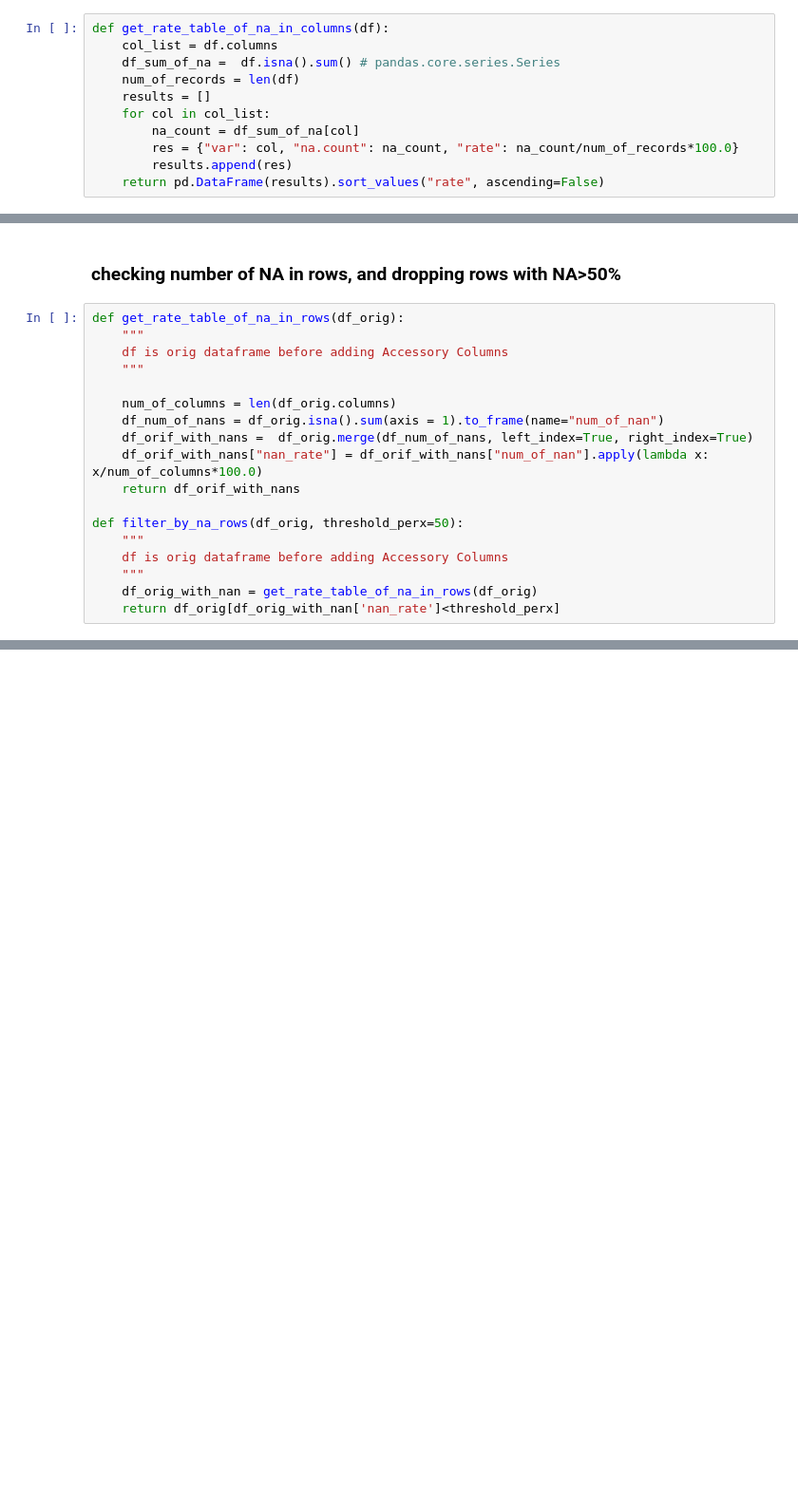
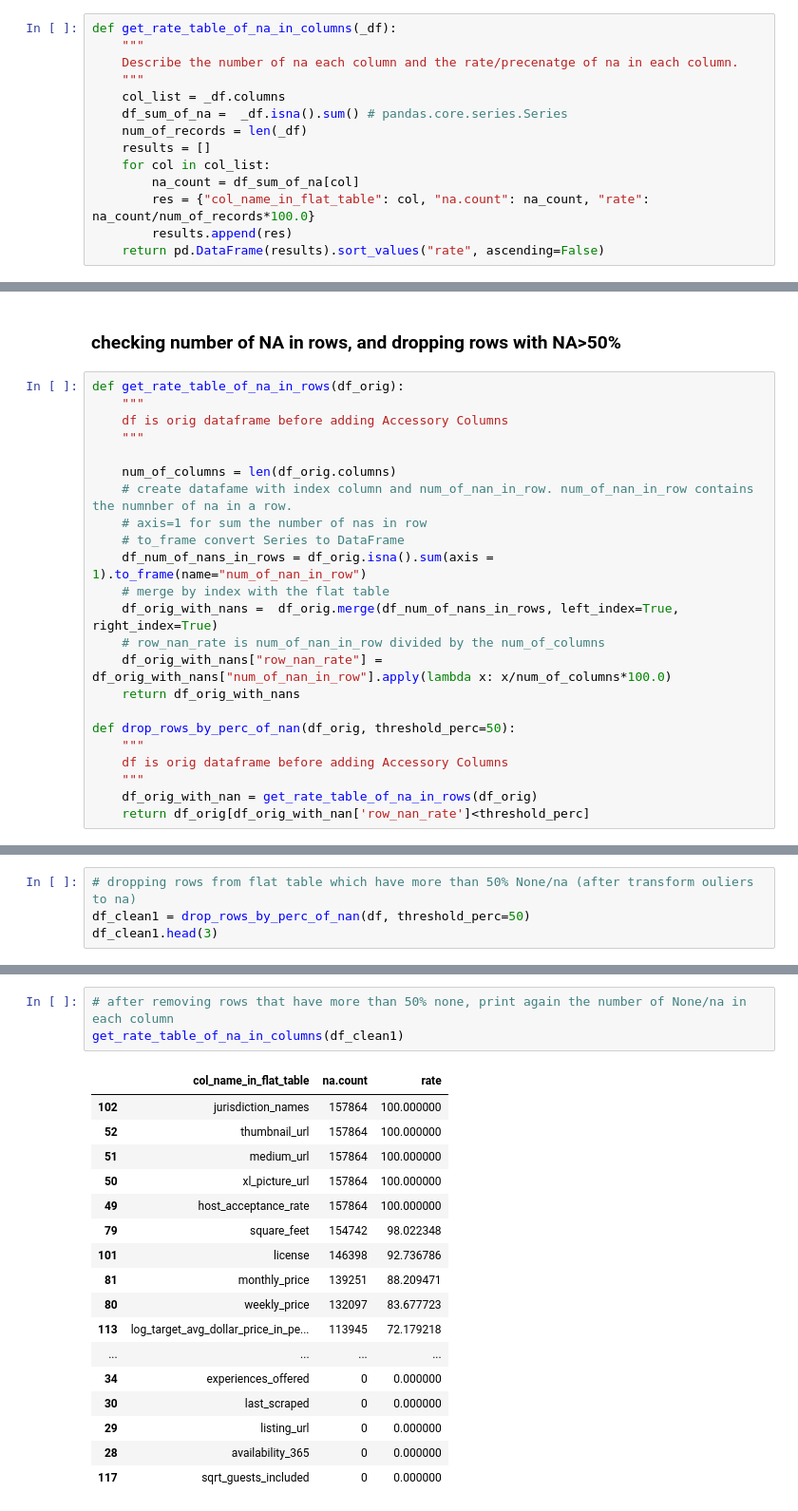
Before and after one commit to NaamaJan/airbnb-berlin-availability, a Jupyter notebook: Berlin_Airbnb_Data_Cleansing.ipynb, the cells around one changed output, grey strips where cells are left out. Shown at 95% size. Drawn from its saved outputs; the diff is of its cells as text; blank space fills up the shorter version.

Commit message:
Berlin_Airbnb_Data_Cleansing.ipynb Missing values
1. checking number of NA in rows, and dropping rows with NA>50%
2. drop_column_by_perc_of_nan

```diff
--- a/Berlin_Airbnb_Data_Cleansing.ipynb
+++ b/Berlin_Airbnb_Data_Cleansing.ipynb
@@ -922,12 +954,15 @@ print(df.isnull().sum())
 # %%
-def get_rate_table_of_na_in_columns(df):
-    col_list = df.columns
-    df_sum_of_na =  df.isna().sum() # pandas.core.series.Series
-    num_of_records = len(df)
+def get_rate_table_of_na_in_columns(_df):
+    """
+    Describe the number of na each column and the rate/precenatge of na in each column.
+    """
+    col_list = _df.columns
+    df_sum_of_na =  _df.isna().sum() # pandas.core.series.Series
+    num_of_records = len(_df)
     results = []
     for col in col_list:
         na_count = df_sum_of_na[col]
-        res = {"var": col, "na.count": na_count, "rate": na_count/num_of_records*100.0}
+        res = {"col_name_in_flat_table": col, "na.count": na_count, "rate": na_count/num_of_records*100.0}
         results.append(res)
     return pd.DataFrame(results).sort_values("rate", ascending=False)
 # %%
@@ -941,14 +994,19 @@ def get_rate_table_of_na_in_rows(df_orig):
     """
 
     num_of_columns = len(df_orig.columns)
-    df_num_of_nans = df_orig.isna().sum(axis = 1).to_frame(name="num_of_nan")
-    df_orif_with_nans =  df_orig.merge(df_num_of_nans, left_index=True, right_index=True)
-    df_orif_with_nans["nan_rate"] = df_orif_with_nans["num_of_nan"].apply(lambda x: x/num_of_columns*100.0)
-    return df_orif_with_nans
+    # create datafame with index column and num_of_nan_in_row. num_of_nan_in_row contains the numnber of na in a row.
+    # axis=1 for sum the number of nas in row
+    # to_frame convert Series to DataFrame
+    df_num_of_nans_in_rows = df_orig.isna().sum(axis = 1).to_frame(name="num_of_nan_in_row")
+    # merge by index with the flat table
+    df_orig_with_nans =  df_orig.merge(df_num_of_nans_in_rows, left_index=True, right_index=True)
+    # row_nan_rate is num_of_nan_in_row divided by the num_of_columns
+    df_orig_with_nans["row_nan_rate"] = df_orig_with_nans["num_of_nan_in_row"].apply(lambda x: x/num_of_columns*100.0)
+    return df_orig_with_nans
 
-def filter_by_na_rows(df_orig, threshold_perx=50):
+def drop_rows_by_perc_of_nan(df_orig, threshold_perc=50):
     """
     df is orig dataframe before adding Accessory Columns
     """
     df_orig_with_nan = get_rate_table_of_na_in_rows(df_orig)
-    return df_orig[df_orig_with_nan['nan_rate']<threshold_perx]
+    return df_orig[df_orig_with_nan['row_nan_rate']<threshold_perc]
@@ -957,0 +1013,4 @@ df_movies_3.head()
+# %%
+# dropping rows from flat table which have more than 50% None/na (after transform ouliers to na)
+df_clean1 = drop_rows_by_perc_of_nan(df, threshold_perc=50)
+df_clean1.head(3)
@@ -957,0 +1022,21 @@ df_movies_3.head()
+# %%
+# after removing rows that have more than 50% none, print again the number of None/na in each column
+get_rate_table_of_na_in_columns(df_clean1)
+# %% [output]
+|  | col_name_in_flat_table | na.count | rate |
+| 102 | jurisdiction_names | 157864 | 100.000000 |
+| 52 | thumbnail_url | 157864 | 100.000000 |
+| 51 | medium_url | 157864 | 100.000000 |
+| 50 | xl_picture_url | 157864 | 100.000000 |
+| 49 | host_acceptance_rate | 157864 | 100.000000 |
+| 79 | square_feet | 154742 | 98.022348 |
+| 101 | license | 146398 | 92.736786 |
+| 81 | monthly_price | 139251 | 88.209471 |
+| 80 | weekly_price | 132097 | 83.677723 |
+| 113 | log_target_avg_dollar_price_in_pe... | 113945 | 72.179218 |
+| ... | ... | ... | ... |
+| 34 | experiences_offered | 0 | 0.000000 |
+| 30 | last_scraped | 0 | 0.000000 |
+| 29 | listing_url | 0 | 0.000000 |
+| 28 | availability_365 | 0 | 0.000000 |
+| 117 | sqrt_guests_included | 0 | 0.000000 |
```
Also changed, not shown: parts of 12 cells of this notebook.
